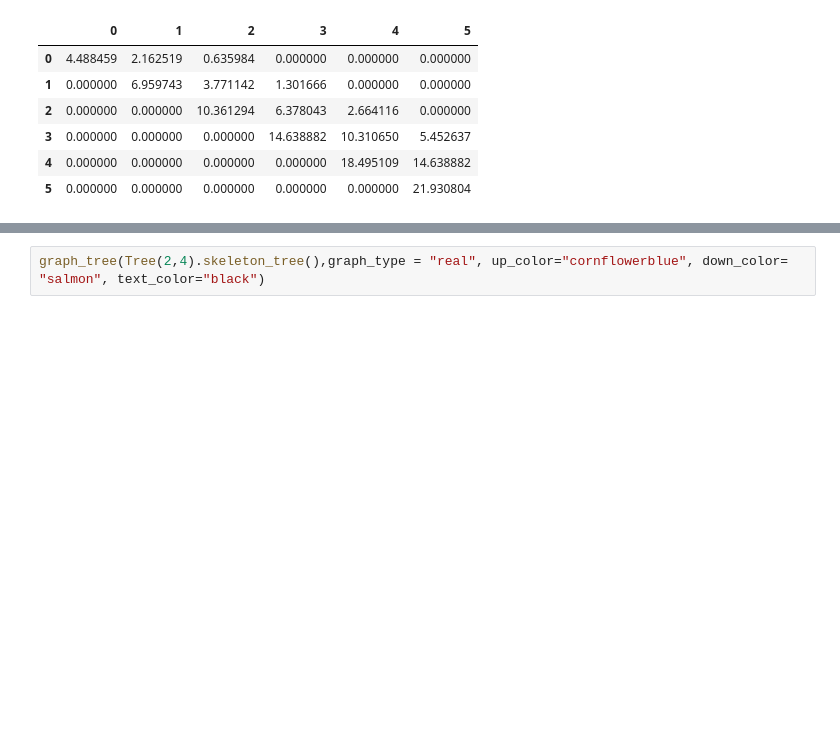
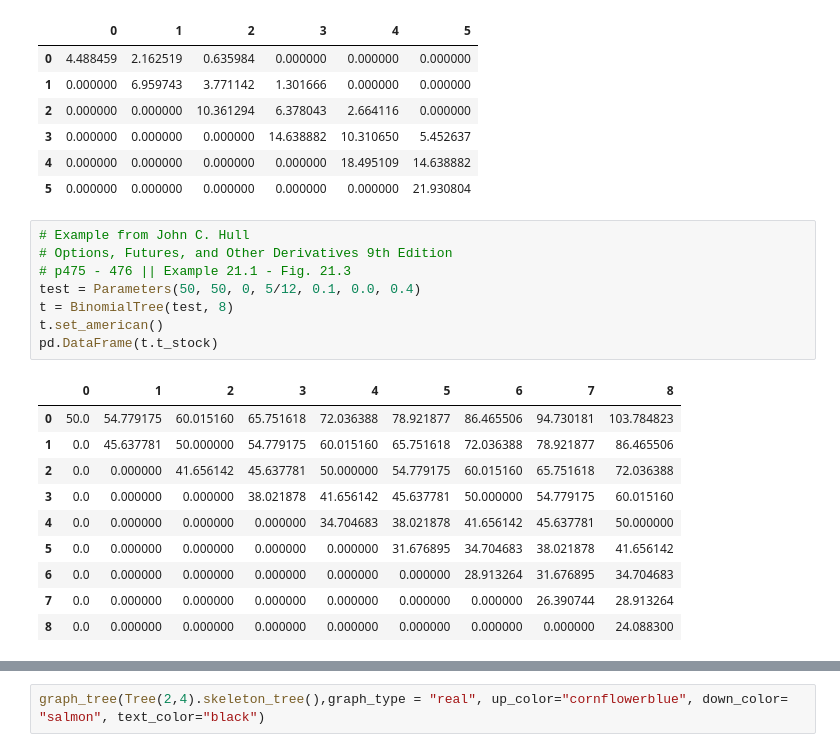
Before and after one commit to julesleclair/BinomialTree, a Jupyter notebook: CRR_implementation.ipynb, the cells around one changed output, grey strips where cells are left out. Saved outputs shown, nothing was run; the diff lists cells and outputs as text; blank space fills up the shorter version.

```diff
--- a/CRR_implementation.ipynb
+++ b/CRR_implementation.ipynb
@@ -227,4 +229,23 @@ pd.DataFrame(t.t_am_p)
 | 3 | 0.000000 | 0.000000 | 0.000000 | 14.638882 | 10.310650 | 5.452637 |
 | 4 | 0.000000 | 0.000000 | 0.000000 | 0.000000 | 18.495109 | 14.638882 |
 | 5 | 0.000000 | 0.000000 | 0.000000 | 0.000000 | 0.000000 | 21.930804 |
+# %%
+# Example from John C. Hull
+# Options, Futures, and Other Derivatives 9th Edition
+# p475 - 476 || Example 21.1 - Fig. 21.3
+test = Parameters(50, 50, 0, 5/12, 0.1, 0.0, 0.4)
+t = BinomialTree(test, 8)
+t.set_american()
+pd.DataFrame(t.t_stock)
+# %% [output]
+|  | 0 | 1 | 2 | 3 | 4 | 5 | 6 | 7 | 8 |
+| 0 | 50.0 | 54.779175 | 60.015160 | 65.751618 | 72.036388 | 78.921877 | 86.465506 | 94.730181 | 103.784823 |
+| 1 | 0.0 | 45.637781 | 50.000000 | 54.779175 | 60.015160 | 65.751618 | 72.036388 | 78.921877 | 86.465506 |
+| 2 | 0.0 | 0.000000 | 41.656142 | 45.637781 | 50.000000 | 54.779175 | 60.015160 | 65.751618 | 72.036388 |
+| 3 | 0.0 | 0.000000 | 0.000000 | 38.021878 | 41.656142 | 45.637781 | 50.000000 | 54.779175 | 60.015160 |
+| 4 | 0.0 | 0.000000 | 0.000000 | 0.000000 | 34.704683 | 38.021878 | 41.656142 | 45.637781 | 50.000000 |
+| 5 | 0.0 | 0.000000 | 0.000000 | 0.000000 | 0.000000 | 31.676895 | 34.704683 | 38.021878 | 41.656142 |
+| 6 | 0.0 | 0.000000 | 0.000000 | 0.000000 | 0.000000 | 0.000000 | 28.913264 | 31.676895 | 34.704683 |
+| 7 | 0.0 | 0.000000 | 0.000000 | 0.000000 | 0.000000 | 0.000000 | 0.000000 | 26.390744 | 28.913264 |
+| 8 | 0.0 | 0.000000 | 0.000000 | 0.000000 | 0.000000 | 0.000000 | 0.000000 | 0.000000 | 24.088300 |
 # %%
```
Also changed, not shown: parts of 4 cells of this notebook, 1 other file.
